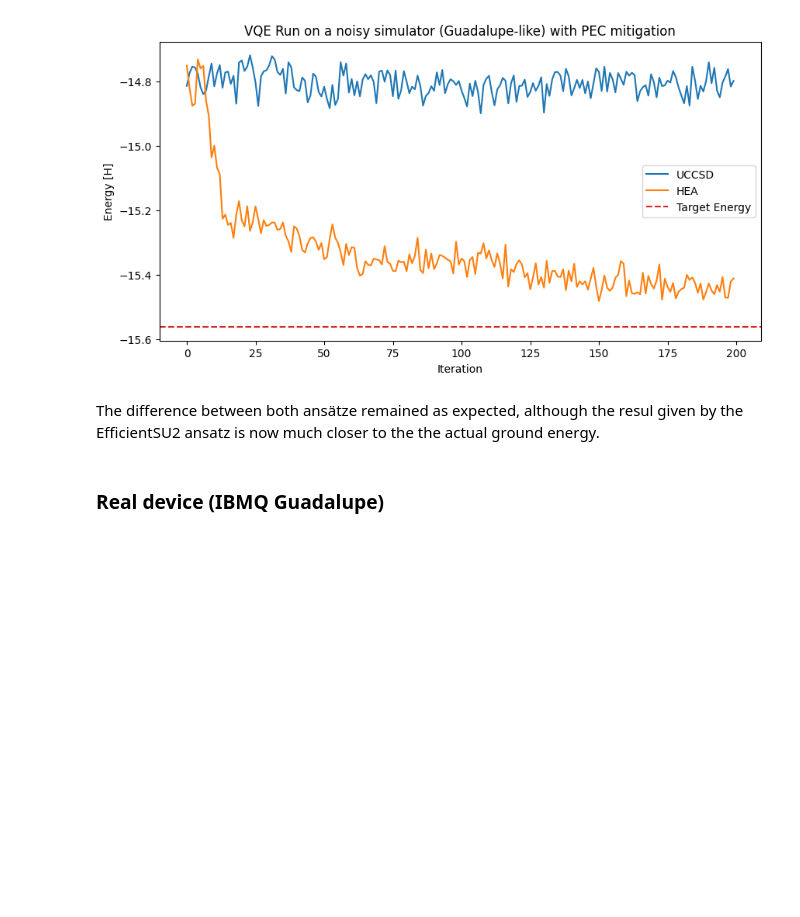
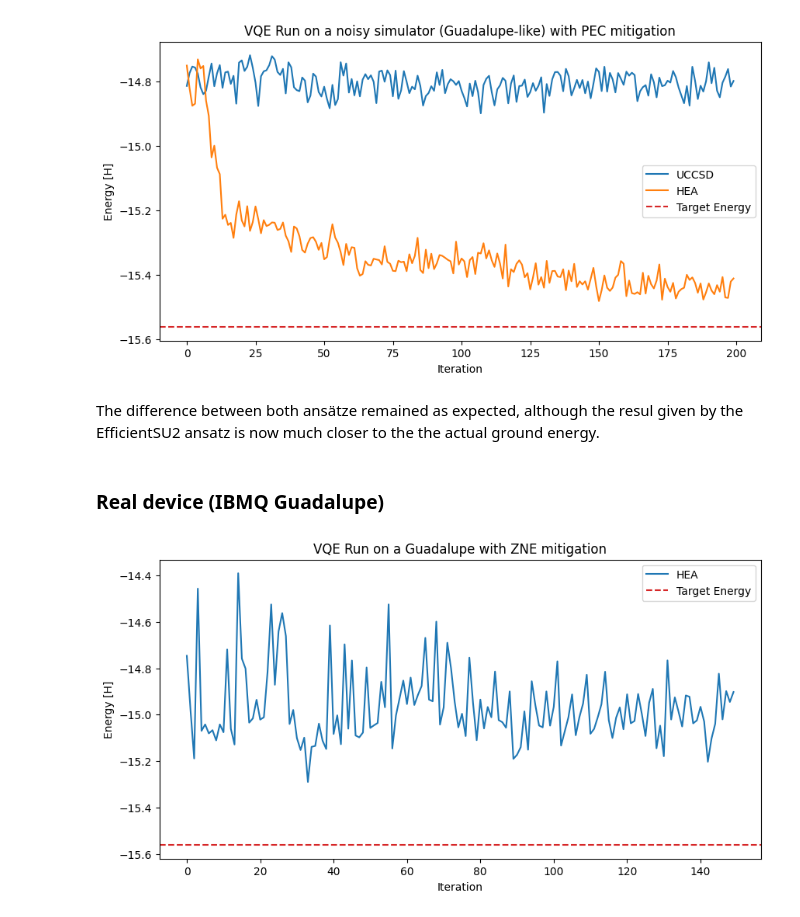
Before and after one commit to Constantine-Quantum-Tech/QHack23-Quantum-Chemistry-Challenge, a Jupyter notebook: submission.ipynb, the cells around one changed output. Saved outputs shown, nothing was run; the diff lists cells and outputs as text; code cells hidden in the pictures; blank space fills up the shorter version.

Commit message:
add real data

```diff
--- a/submission.ipynb
+++ b/submission.ipynb
@@ -648,0 +694,17 @@ The difference between both ansätze remained as expected, although the resul gi
+# %%
+# energies_real_hea, params_real_hea = train_local(problem, qubit_op, hea_simplified, guadalupe, options, initial_point=None)
+# np.save(Path.cwd() / "data" / "energies_real_hea", np.array(energies_real_hea))
+energies_real_hea = np.load(Path.cwd() / "data" / "energies_real_hea.npy")
+# %%
+plt.figure(figsize=(10, 5), facecolor='white')
+plt.plot(energies_real_hea, label="HEA")
+
+plt.axhline(y=-15.561353, color="tab:red", ls="--", label="Target Energy")
+
+plt.legend(loc="best")
+plt.xlabel("Iteration")
+plt.ylabel("Energy [H]")
+plt.title("VQE Run on a Guadalupe with ZNE mitigation")
+plt.show()
+# %% [output]
+[figure, added]
```
Also changed, not shown: parts of 3 cells of this notebook, 1 other file.
